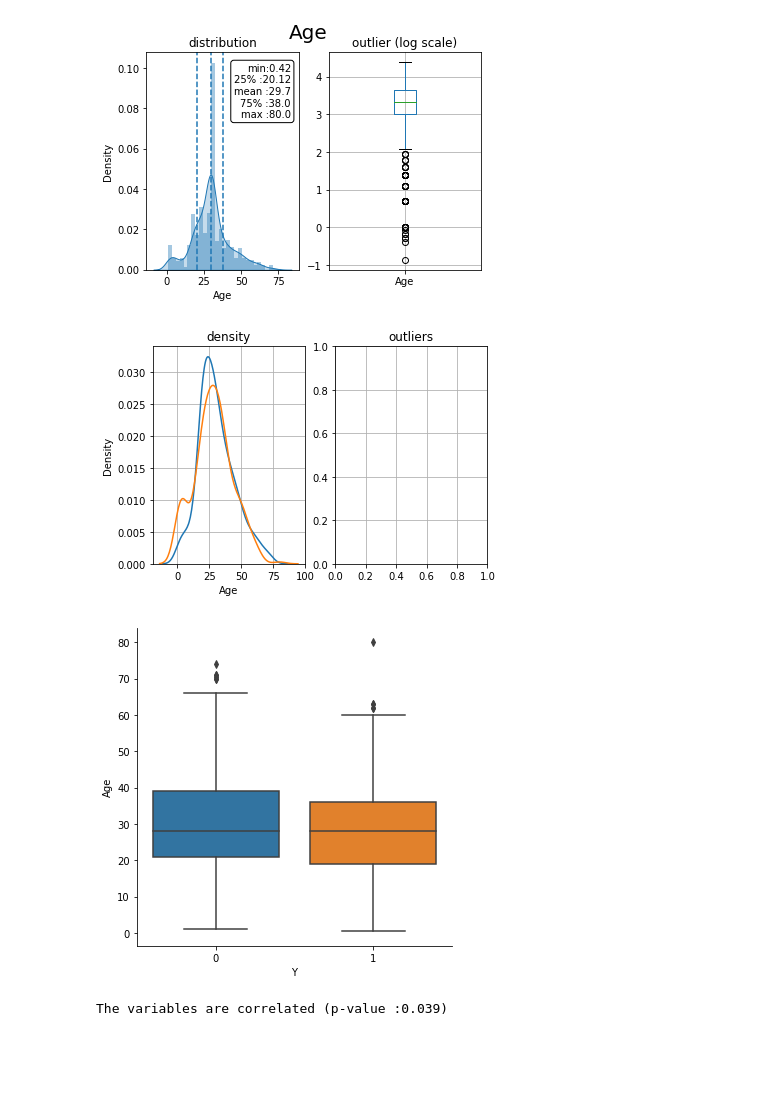
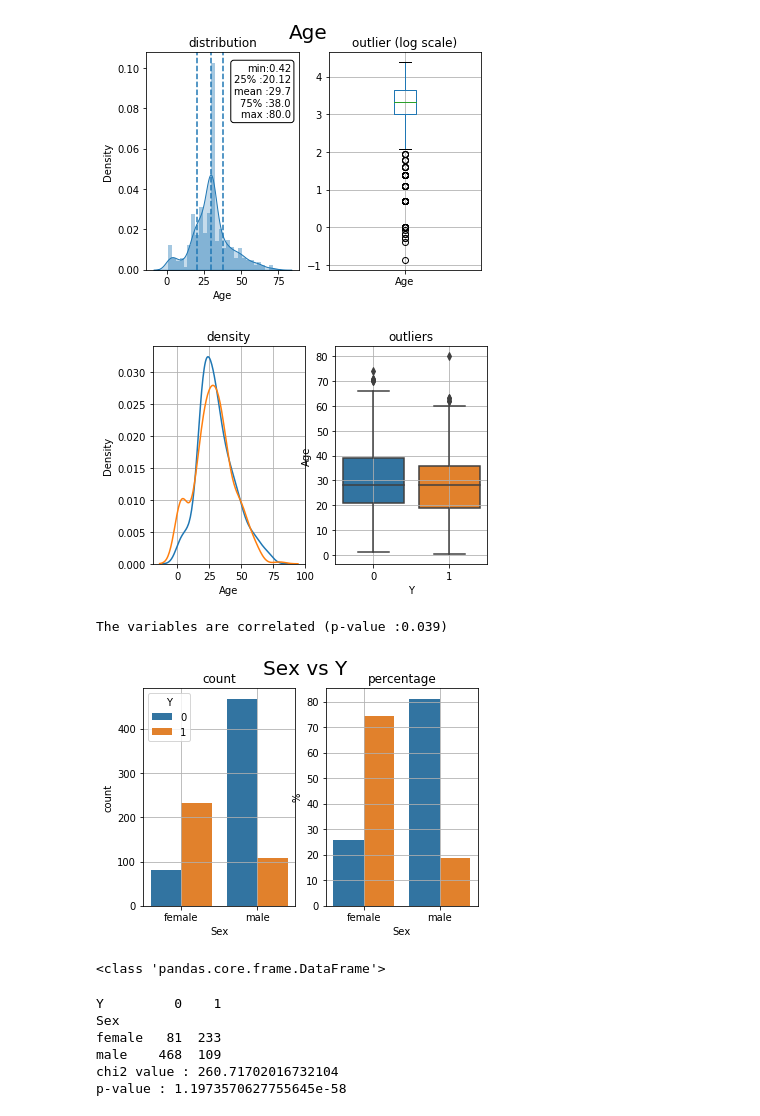
Before and after one commit to edistywn/Titanic_case_study, a Jupyter notebook: titanic_case_analysis.ipynb, the cells around one changed output. Saved outputs shown, nothing was run; the diff lists cells and outputs as text; code cells hidden in the pictures; blank space fills up the shorter version.

```diff
--- a/titanic_case_analysis.ipynb
+++ b/titanic_case_analysis.ipynb
@@ -129,22 +129,21 @@ plt.show()
 # %%
 cat, num= 'Y', 'Age'
 fig, ax=plt.subplots(nrows=1, ncols=2, sharex=False, sharey=False)
 #fig.suptitle(x+" vs "+y, fontsize=20)
 ##distribution
 ax[0].title.set_text('density')
 for i in df[cat].unique():
     sns.distplot(df[df[cat]==i][num], hist=False, label=i, ax=ax[0])
 ax[0].grid(True)
 
 ##boxplot
 ax[1].title.set_text('outliers')
-sns.catplot(x=cat, y=num, data=df, kind='box', ax=ax[1])
+sns.boxplot(x=cat, y=num, data=df, ax=ax[1])
 ax[1].grid(True)
 
 plt.show()
 # %% [output]
-[figure, old version]
+[figure, new version]
-[figure, removed]
 # %%
 ## ANOVA testing
 
@@ -164,0 +162,51 @@ The variables are correlated (p-value :0.039)
+# %%
+## analisis categorical vs categorical
+
+x, y='Sex', 'Y'
+
+fig, ax=plt.subplots(nrows=1, ncols=2, sharex=False, sharey=False)
+fig.suptitle(x+' vs '+y, fontsize=20)
+
+##count
+ax[0].title.set_text('count')
+order=df.groupby(x)[y].count().index.tolist()
+sns.countplot(x=x, hue=y, data=df,  order=order, ax=ax[0])
+ax[0].grid(True)
+
+##percentage
+ax[1].title.set_text('percentage')
+a=df.groupby(x)[y].count().reset_index()
+a=a.rename(columns={y:'tot'})
+b=df.groupby([x, y])[y].count()
+b=pd.DataFrame(b)
+b = b.rename(columns={'Y':0}).reset_index()
+b=b.merge(a, how='left')
+b['%']=(b[0]/b['tot'])*100
+sns.barplot(x=x, y='%', hue=y, data=b,ax=ax[1]).get_legend().remove()
+ax[1].grid(True)
+
+plt.show()
+# %% [output]
+[figure, added]
+<class 'pandas.core.frame.DataFrame'>
+# %%
+## uji chisquare
+x, y = 'Sex', 'Y'
+
+cont_table=pd.crosstab(index=df[x], columns=df[y])
+print(cont_table)
+chi2_test=scipy.stats.chi2_contingency(cont_table)
+chi2, p=chi2_test[0], chi2_test[1]
+print('chi2 value : {}'.format(chi2))
+print('p-value : {}'.format(p))
+n=cont_table.sum().sum()
+phi2=chi2/n
+ro, col=cont_table.shape
+phi2corr=max(0, phi2-((col-1)*(ro-1)/(n-1)))
+# %% [output]
+Y         0    1
+Sex
+female   81  233
+male    468  109
+chi2 value : 260.71702016732104
+p-value : 1.1973570627755645e-58
```
Also changed, not shown: parts of 1 cell of this notebook.
